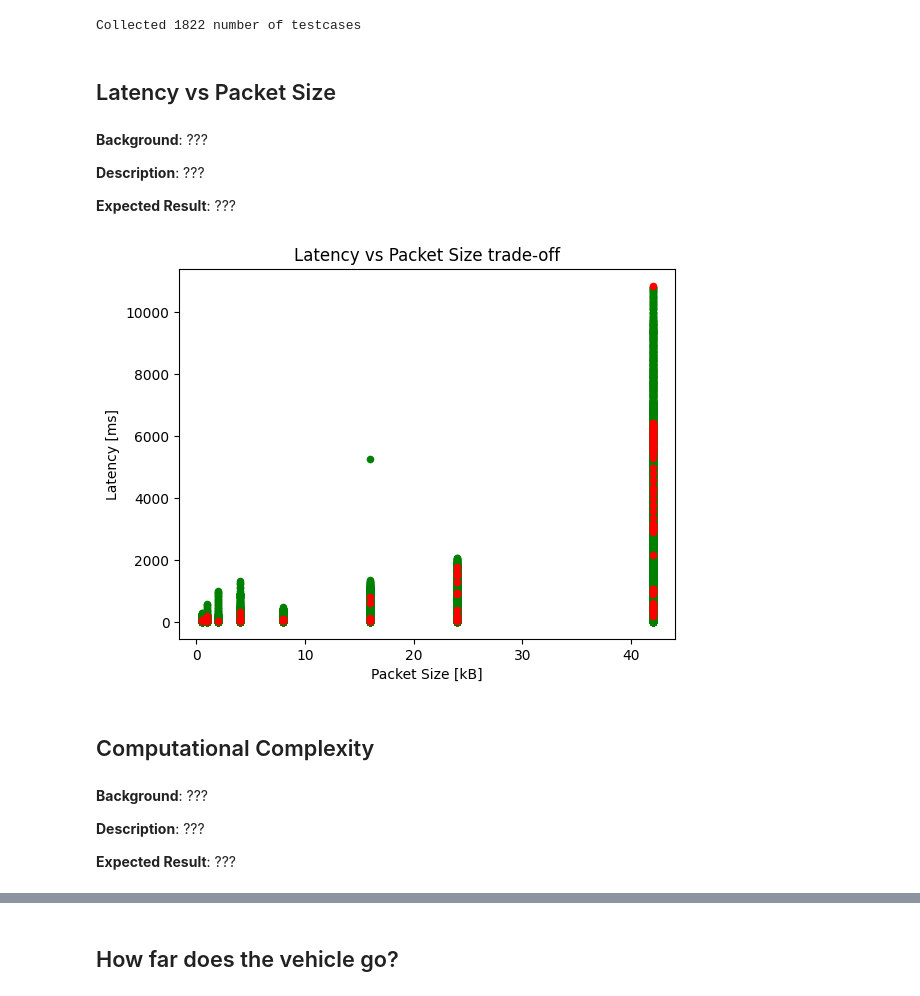
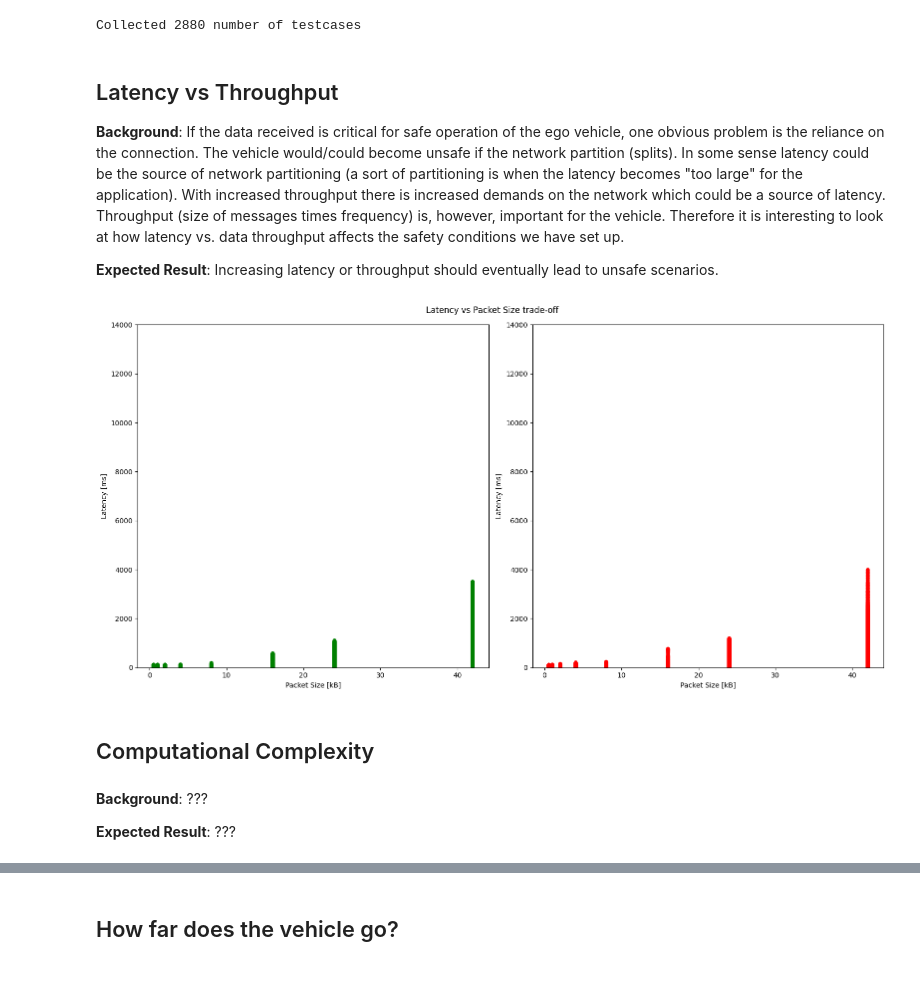
Before and after one commit to KTH-SML/kaarmu_svea, a Jupyter notebook: src/wp3_tests/notebooks/Plots.ipynb, the cells around one changed output, grey strips where cells are left out. Cells and saved outputs as stored; diff of their text form; code cells hidden in the pictures.

```diff
--- a/src/wp3_tests/notebooks/Plots.ipynb
+++ b/src/wp3_tests/notebooks/Plots.ipynb
@@ -27,28 +174,9 @@ Chosen directory: /home/kaarmu/Projects/wp3_tests/src/wp3_tests/log/167743209634
 ## Import Test Cases ##
 
 import json
-from dataclasses import dataclass
 
 import numpy as np
 import pandas as pd
-
-@dataclass
-class Conf:
-    AGENTS: int      # [1]
-    INIT_POS: float  # [m]
-    TARG_VEL: float  # [m/s]
-    TIME_STEP: float # [s]
-    DATA_SIZE: float # [kB]
-    DATA_FREQ: float # [Hz]
-    COMP_TIME: float # [s]
-    COMP_ORDR: float # [1]
-
-    @property
-    def compute_time(self):
-        return (
-            self.COMP_TIME
-            * len(self.AGENTS)**self.COMP_ORDR
-        )
 
 cfs = {} # { test: configuration }
 dfs = {} # { (test, vehicle): dataframe }
@@ -67,62 +195,68 @@ for path in TESTSUITE_DIR.iterdir():
 
 print(f'Collected {len(dfs)} number of testcases')
 # %% [output]
-Collected 1822 number of testcases
+Collected 2880 number of testcases
-# %% [markdown]
-## Latency vs Packet Size
 # %% [markdown]
-**Background**: ???
+## Latency vs Throughput
 
-**Description**: ???
+**Background**: If the data received is critical for safe operation of the ego vehicle, one obvious problem is the reliance on the connection. The vehicle would/could become unsafe if the network partition (splits). In some sense latency could be the source of network partitioning (a sort of partitioning is when the latency becomes "too large" for the application). With increased throughput there is increased demands on the network which could be a source of latency. Throughput (size of messages times frequency) is, however, important for the vehicle. Therefore it is interesting to look at how latency vs. data throughput affects the safety conditions we have set up.
 
-**Expected Result**: ???
+**Expected Result**: Increasing latency or throughput should eventually lead to unsafe scenarios.
 # %%
+import pandas as pd
 import matplotlib.pyplot as plt
 
 # Device Under Test i.e. the vehicle(s) we want to examine
-DUT = 'svea2', 'svea5'
+DUT = 'svea2'
 
-fig = plt.figure()
-ax = fig.gca()
+fig, axs = plt.subplots(1, 2, figsize=(16,8))
+fig.set_tight_layout(True)
 
-res = pd.DataFrame(columns=['Packet Size', 'Latency', 'Safe']).astype({'Safe': bool})
+safe, unsafe = pd.DataFrame(), pd.DataFrame()
 for test, vehicle in dfs:
+
+    cf = cfs[test]
+    df = dfs[test, vehicle]
 
     if isinstance(DUT, tuple) and vehicle not in DUT: continue
     elif isinstance(DUT, str) and vehicle != DUT: continue
+    elif df.empty:
+        print(f'Warning: Log for {(test, vehicle)} is empty')
+        continue
 
-    df = dfs[test, vehicle]
+    headway = df['headway']
+
+    is_safe = roi['connected'].all()
 
     new = pd.DataFrame({
-        'Packet Size': cfs[test].DATA_SIZE,
-        'Latency': (df['arrival'] - df['sent']) / 1e6, # [ms]
-        'Safe': df['safe'].astype(bool),
+        'packet_size': cf.DATA_SIZE,
+        'latency': (roi['arrival'] - roi['sent']) / 1e6, # [ms]
     })
 
-    res = pd.concat([res, new], ignore_index=True)
+    if is_safe:
+        safe = pd.concat([safe, new], ignore_index=True)
+    else:
+        unsafe = pd.concat([unsafe, new], ignore_index=True)
 
-safe = res[res['Safe']]
-unsafe = res[~res['Safe']]
+safe.plot.scatter(x='packet_size', y='latency', c='green', ax=axs[0])
+unsafe.plot.scatter(x='packet_size', y='latency', c='red', ax=axs[1])
 
-safe.plot.scatter(x='Packet Size', y='Latency', c='green', ax=ax)
-unsafe.plot.scatter(x='Packet Size', y='Latency', c='red', ax=ax)
+fig.suptitle('Latency vs Packet Size trade-off')
 
-ax.set_title('Latency vs Packet Size trade-off')
-ax.set_xlabel('Packet Size [kB]')
-ax.set_ylabel('Latency [ms]')
+for ax in axs:
+    ax.set_xlabel('Packet Size [kB]')
+    ax.set_ylabel('Latency [ms]')
+    ax.set_ylim([0, 14000])
 
 None
 # %% [output]
-[figure, old version]
+[figure, new version]
 # %% [markdown]
 ## Computational Complexity
 # %% [markdown]
 **Background**:
 ???
 
-**Description**:
-???
-
 **Expected Result**:
 ???
 # %%
```
Also changed, not shown: parts of 11 cells of this notebook, 3 other files.
